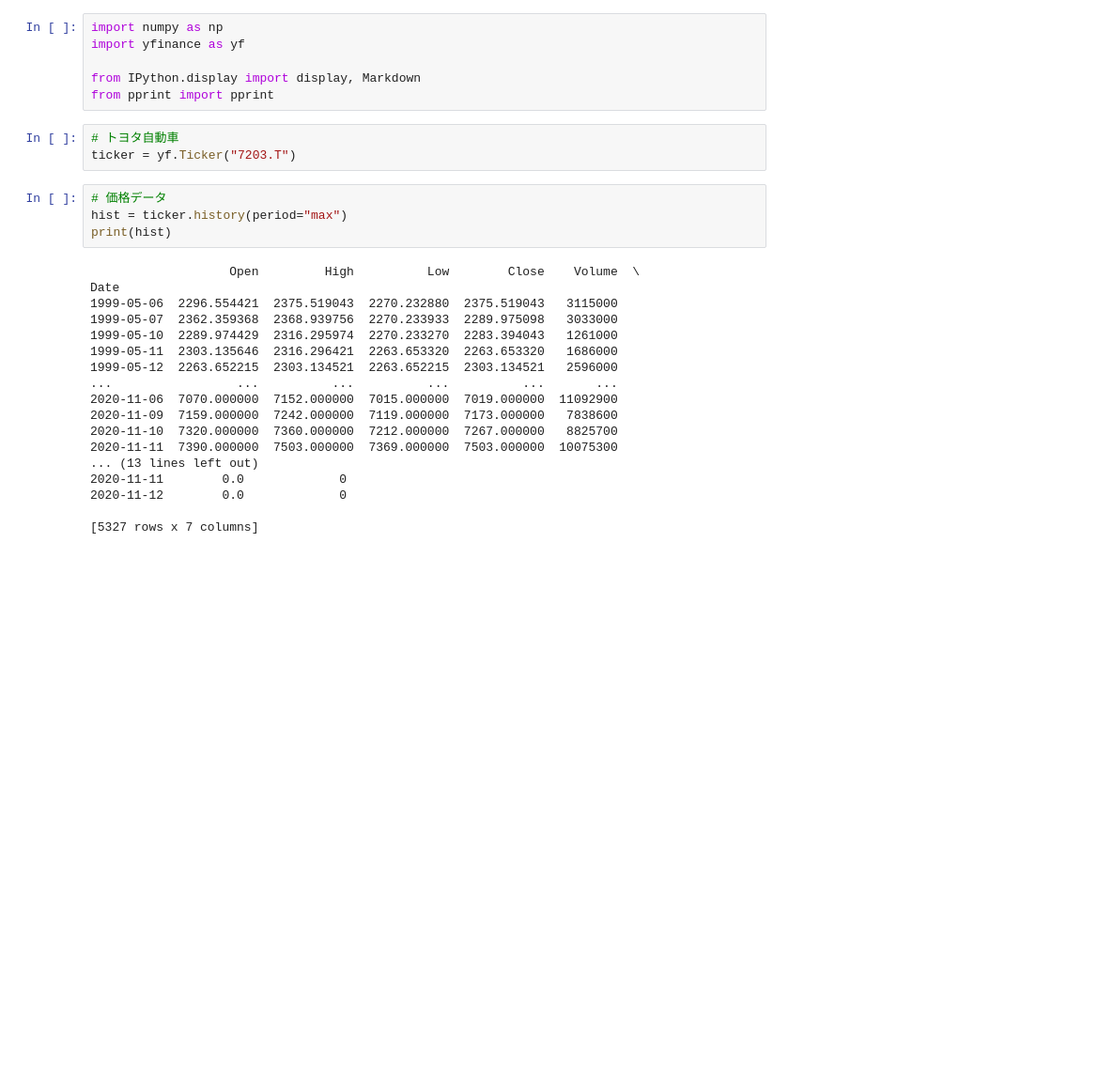
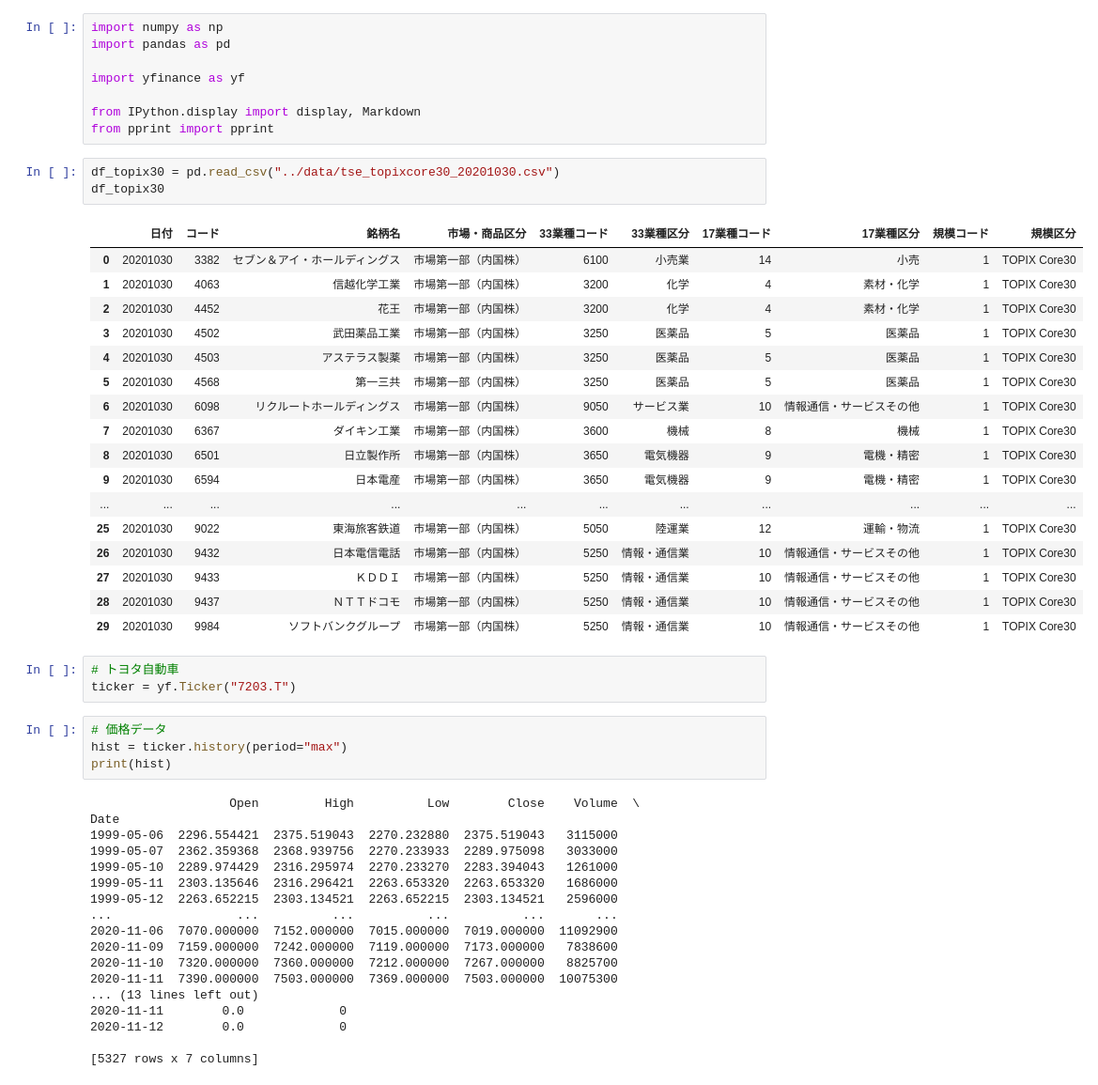
Before and after one commit to yumaloop/pyfe, a Jupyter notebook: notebook/sample_yfinance.ipynb, the cells around one changed output. Shown: that part at 94% size. Cells and saved outputs as stored; diff of their text form; blank space fills up the shorter version.

```diff
--- a/yfinance/Untitled.ipynb
+++ b/notebook/sample_yfinance.ipynb
@@ -1,9 +1,32 @@
 # %%
 import numpy as np
+import pandas as pd
+
 import yfinance as yf
 
 from IPython.display import display, Markdown
 from pprint import pprint
+# %%
+df_topix30 = pd.read_csv("../data/tse_topixcore30_20201030.csv")
+df_topix30
+# %% [output]
+|  | 日付 | コード | 銘柄名 | 市場・商品区分 | 33業種コード | 33業種区分 | 17業種コード | 17業種区分 | 規模コード | 規模区分 |
+| 0 | 20201030 | 3382 | セブン＆アイ・ホールディングス | 市場第一部（内国株） | 6100 | 小売業 | 14 | 小売 | 1 | TOPIX Core30 |
+| 1 | 20201030 | 4063 | 信越化学工業 | 市場第一部（内国株） | 3200 | 化学 | 4 | 素材・化学 | 1 | TOPIX Core30 |
+| 2 | 20201030 | 4452 | 花王 | 市場第一部（内国株） | 3200 | 化学 | 4 | 素材・化学 | 1 | TOPIX Core30 |
+| 3 | 20201030 | 4502 | 武田薬品工業 | 市場第一部（内国株） | 3250 | 医薬品 | 5 | 医薬品 | 1 | TOPIX Core30 |
+| 4 | 20201030 | 4503 | アステラス製薬 | 市場第一部（内国株） | 3250 | 医薬品 | 5 | 医薬品 | 1 | TOPIX Core30 |
+| 5 | 20201030 | 4568 | 第一三共 | 市場第一部（内国株） | 3250 | 医薬品 | 5 | 医薬品 | 1 | TOPIX Core30 |
+| 6 | 20201030 | 6098 | リクルートホールディングス | 市場第一部（内国株） | 9050 | サービス業 | 10 | 情報通信・サービスその他 | 1 | TOPIX Core30 |
+| 7 | 20201030 | 6367 | ダイキン工業 | 市場第一部（内国株） | 3600 | 機械 | 8 | 機械 | 1 | TOPIX Core30 |
+| 8 | 20201030 | 6501 | 日立製作所 | 市場第一部（内国株） | 3650 | 電気機器 | 9 | 電機・精密 | 1 | TOPIX Core30 |
+| 9 | 20201030 | 6594 | 日本電産 | 市場第一部（内国株） | 3650 | 電気機器 | 9 | 電機・精密 | 1 | TOPIX Core30 |
+| ... | ... | ... | ... | ... | ... | ... | ... | ... | ... | ... |
+| 25 | 20201030 | 9022 | 東海旅客鉄道 | 市場第一部（内国株） | 5050 | 陸運業 | 12 | 運輸・物流 | 1 | TOPIX Core30 |
+| 26 | 20201030 | 9432 | 日本電信電話 | 市場第一部（内国株） | 5250 | 情報・通信業 | 10 | 情報通信・サービスその他 | 1 | TOPIX Core30 |
+| 27 | 20201030 | 9433 | ＫＤＤＩ | 市場第一部（内国株） | 5250 | 情報・通信業 | 10 | 情報通信・サービスその他 | 1 | TOPIX Core30 |
+| 28 | 20201030 | 9437 | ＮＴＴドコモ | 市場第一部（内国株） | 5250 | 情報・通信業 | 10 | 情報通信・サービスその他 | 1 | TOPIX Core30 |
+| 29 | 20201030 | 9984 | ソフトバンクグループ | 市場第一部（内国株） | 5250 | 情報・通信業 | 10 | 情報通信・サービスその他 | 1 | TOPIX Core30 |
 # %%
 # トヨタ自動車
 ticker = yf.Ticker("7203.T")
```
Also changed, not shown: parts of 3 cells of this notebook, 5 other files.
